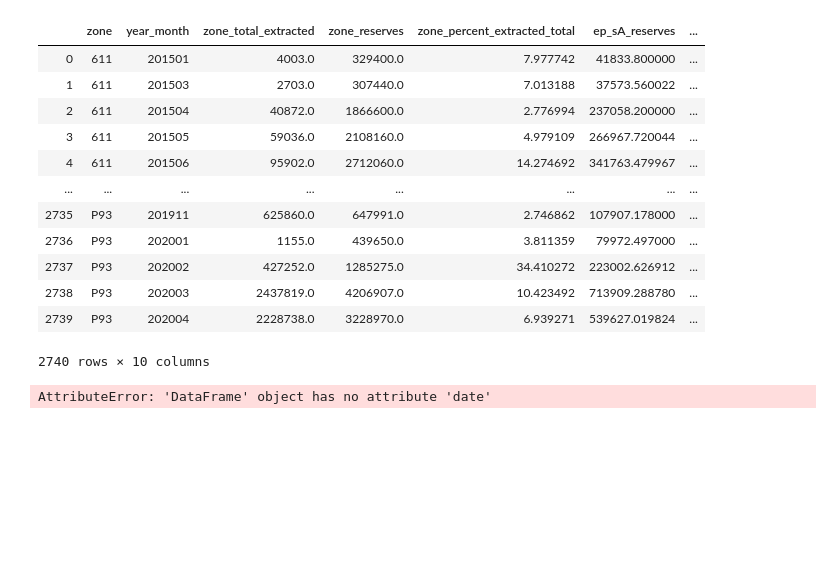
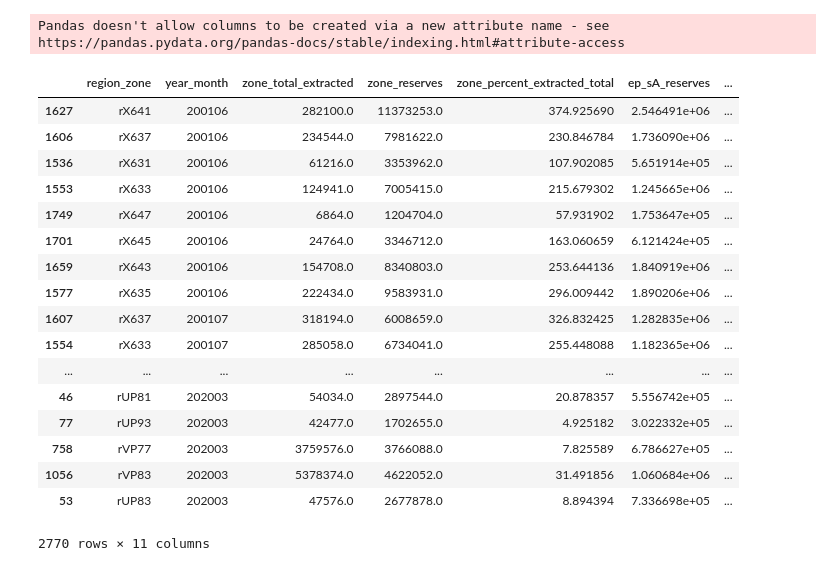
Before and after one commit to ngoodweiler/Data-Analytics-Final_Project, a Jupyter notebook: zone_visualizations.ipynb, the cells around one changed output. Cells and saved outputs as stored; diff of their text form; code cells hidden in the pictures; blank space fills up the shorter version.

```diff
--- a/zone_visualizations.ipynb
+++ b/zone_visualizations.ipynb
@@ -77,3 +63,3 @@ month_data
 # %%
-zone_df.year_month.astype(str).astype(int)
-month_data.year_month.astype(str).astype(int)
+zone_df.year_month = zone_df.year_month.astype(str)
+month_data.year_month = month_data.year_month.astype(str)
@@ -92,0 +66,3 @@ Name: year_month, Length: 225, dtype: int32
+# %%
+zones = zone_df.join(month_data.set_index('year_month'),on='year_month').dropna().reset_index(drop=True)
+zones.info()
@@ -93,17 +85,24 @@ Name: year_month, Length: 225, dtype: int32
 # %%
 zones['zone_percent_extracted'] = zones['zone_percent_extracted_total']/zones['run_days']
-zones
+zones.regin_zone = zones.region_zone.astype(str)
+zones.sort_values('year_month')
 # %% [output]
+Pandas doesn't allow columns to be created via a new attribute name - see https://pandas.pydata.org/pandas-docs/stable/indexing.html#attribute-access
-|  | zone | year_month | zone_total_extracted | zone_reserves | zone_percent_extracted_total | ep_sA_reserves | ... |
-| 0 | 611 | 201501 | 4003.0 | 329400.0 | 7.977742 | 41833.800000 | ... |
-| 1 | 611 | 201503 | 2703.0 | 307440.0 | 7.013188 | 37573.560022 | ... |
-| 2 | 611 | 201504 | 40872.0 | 1866600.0 | 2.776994 | 237058.200000 | ... |
-| 3 | 611 | 201505 | 59036.0 | 2108160.0 | 4.979109 | 266967.720044 | ... |
-| 4 | 611 | 201506 | 95902.0 | 2712060.0 | 14.274692 | 341763.479967 | ... |
+|  | region_zone | year_month | zone_total_extracted | zone_reserves | zone_percent_extracted_total | ep_sA_reserves | ... |
+| 1627 | rX641 | 200106 | 282100.0 | 11373253.0 | 374.925690 | 2.546491e+06 | ... |
+| 1606 | rX637 | 200106 | 234544.0 | 7981622.0 | 230.846784 | 1.736090e+06 | ... |
+| 1536 | rX631 | 200106 | 61216.0 | 3353962.0 | 107.902085 | 5.651914e+05 | ... |
+| 1553 | rX633 | 200106 | 124941.0 | 7005415.0 | 215.679302 | 1.245665e+06 | ... |
+| 1749 | rX647 | 200106 | 6864.0 | 1204704.0 | 57.931902 | 1.753647e+05 | ... |
+| 1701 | rX645 | 200106 | 24764.0 | 3346712.0 | 163.060659 | 6.121424e+05 | ... |
+| 1659 | rX643 | 200106 | 154708.0 | 8340803.0 | 253.644136 | 1.840919e+06 | ... |
+| 1577 | rX635 | 200106 | 222434.0 | 9583931.0 | 296.009442 | 1.890206e+06 | ... |
+| 1607 | rX637 | 200107 | 318194.0 | 6008659.0 | 326.832425 | 1.282835e+06 | ... |
+| 1554 | rX633 | 200107 | 285058.0 | 6734041.0 | 255.448088 | 1.182365e+06 | ... |
 | ... | ... | ... | ... | ... | ... | ... | ... |
-| 2735 | P93 | 201911 | 625860.0 | 647991.0 | 2.746862 | 107907.178000 | ... |
-| 2736 | P93 | 202001 | 1155.0 | 439650.0 | 3.811359 | 79972.497000 | ... |
-| 2737 | P93 | 202002 | 427252.0 | 1285275.0 | 34.410272 | 223002.626912 | ... |
-| 2738 | P93 | 202003 | 2437819.0 | 4206907.0 | 10.423492 | 713909.288780 | ... |
-| 2739 | P93 | 202004 | 2228738.0 | 3228970.0 | 6.939271 | 539627.019824 | ... |
+| 46 | rUP81 | 202003 | 54034.0 | 2897544.0 | 20.878357 | 5.556742e+05 | ... |
+| 77 | rUP93 | 202003 | 42477.0 | 1702655.0 | 4.925182 | 3.022332e+05 | ... |
+| 758 | rVP77 | 202003 | 3759576.0 | 3766088.0 | 7.825589 | 6.786627e+05 | ... |
+| 1056 | rVP83 | 202003 | 5378374.0 | 4622052.0 | 31.491856 | 1.060684e+06 | ... |
+| 53 | rUP83 | 202003 | 47576.0 | 2677878.0 | 8.894394 | 7.336698e+05 | ... |
-2740 rows × 10 columns
+2770 rows × 11 columns
@@ -114,18 +108,0 @@ months_range = maximum-minimum
-# %%
-zones = zone_df.zone
-base = zone_df.date.max()
-dates = base - np.arange(months_range)*datetime.timedelta(days=30)
-z = zone_df.zone_percent_extracted_total
-
-fig = go.Figure(data=go.Heatmap(
-        z=z,
-        x=dates,
-        y=zones,
-        colorscale='Viridis'))
-
-fig.update_layout(
-    title='Percent Extracted per Day by Zone',
-    xaxis_nticks=36)
-fig.show()
-# %% [output]
-AttributeError: 'DataFrame' object has no attribute 'date'
```
Also changed, not shown: parts of 19 cells of this notebook, 9 other files.
